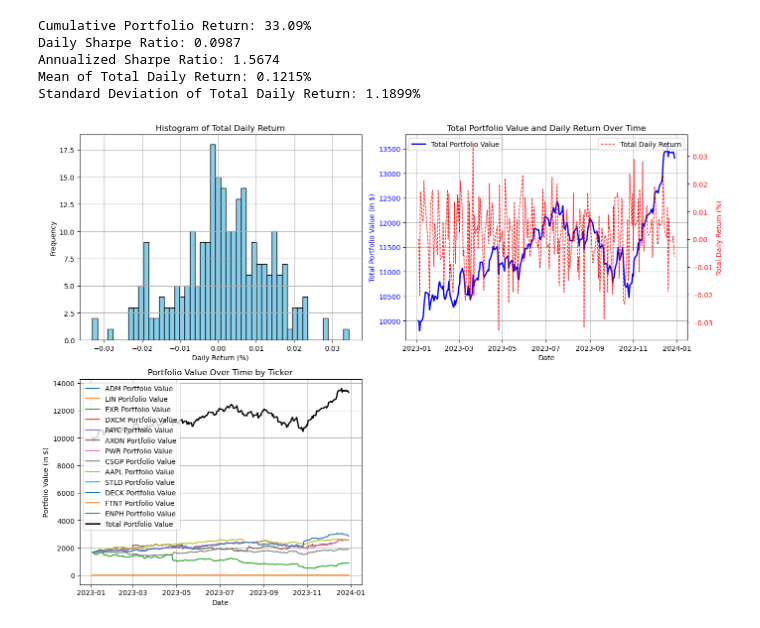
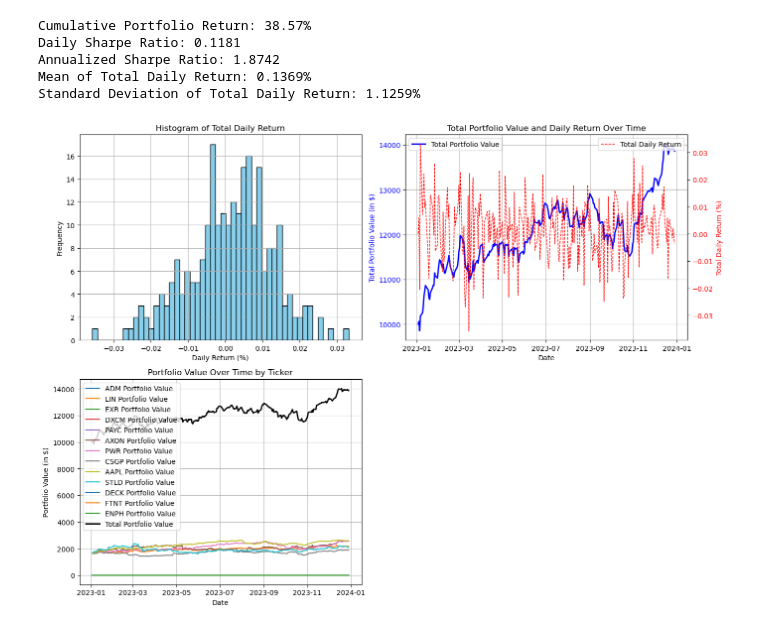
Before and after one commit to sarthakj1997/DeepPort-AI-Portfolio-Optimizer, a Jupyter notebook: notebooks/tcn.ipynb, the cells around one changed output. Saved outputs shown, nothing was run; the diff lists cells and outputs as text; code cells hidden in the pictures.

```diff
--- a/notebooks/tcn.ipynb
+++ b/notebooks/tcn.ipynb
@@ -81,12 +81,15 @@ y_pred = model.predict(x_val)
 # %%
-weights = y_pred[-5]
-allocation_dict = {ticker: weight for ticker, weight in zip(tickers, weights)}
+weights = y_pred[-1]
+allocation_TCN= {ticker: float(weight) for ticker, weight in zip(tickers, weights)}
+import json
+with open('data/weights/TCN.json', 'w') as f:
+    json.dump(allocation_TCN, f)
 # %%
-plot_all_result(allocation_dict,test_data_dict)
+plot_all_result(allocation_TCN,test_data_dict)
 # %% [output]
-Cumulative Portfolio Return: 33.09%
-Daily Sharpe Ratio: 0.0987
-Annualized Sharpe Ratio: 1.5674
-Mean of Total Daily Return: 0.1215%
-Standard Deviation of Total Daily Return: 1.1899%
+Cumulative Portfolio Return: 38.57%
+Daily Sharpe Ratio: 0.1181
+Annualized Sharpe Ratio: 1.8742
+Mean of Total Daily Return: 0.1369%
+Standard Deviation of Total Daily Return: 1.1259%
-[figure, old version]
+[figure, new version]
```
Also changed, not shown: parts of 2 cells of this notebook, 8 other files.
